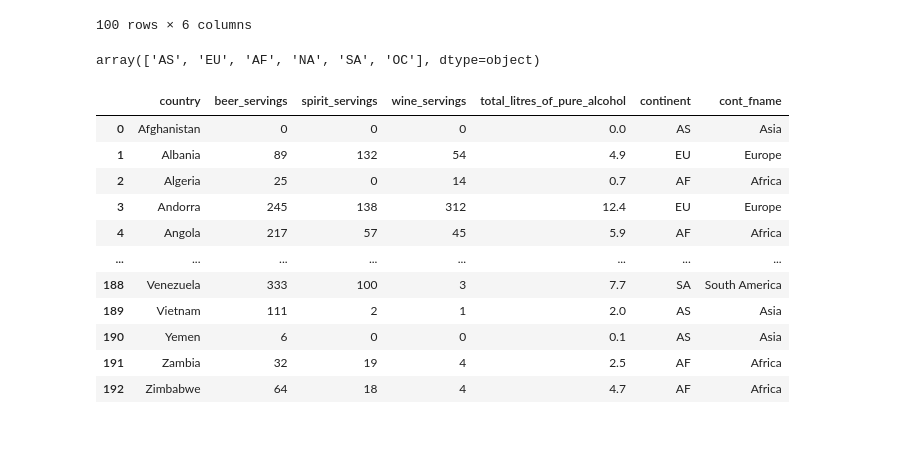
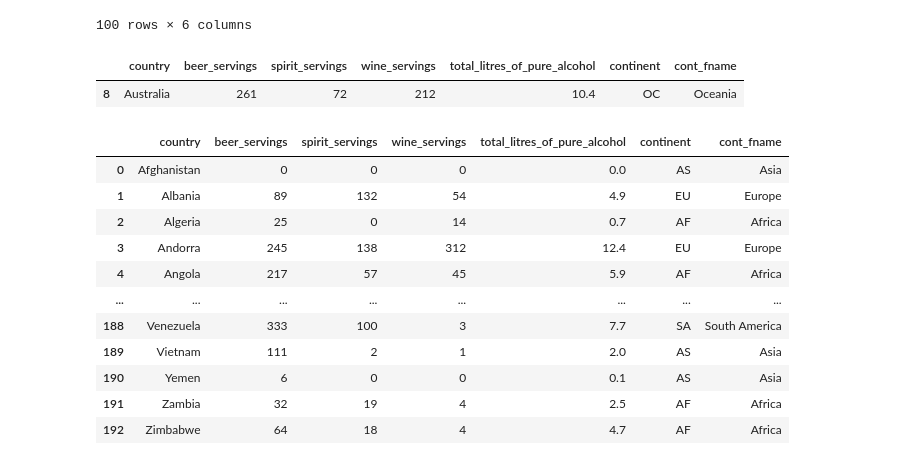
Before and after one commit to psgrewal42/304-titanic-dropdown, a Jupyter notebook: DrinksAnalysis.ipynb, the cells around one changed output. Drawn from its saved outputs; the diff is of its cells as text; code cells hidden in the pictures; blank space fills up the shorter version.

```diff
--- a/DrinksAnalysis.ipynb
+++ b/DrinksAnalysis.ipynb
@@ -21,8 +21,10 @@ df.head(100)
 100 rows × 6 columns
 # %%
 df['continent'].unique()
+df[df['country']=='Australia']
 # %% [output]
-array(['AS', 'EU', 'AF', 'NA', 'SA', 'OC'], dtype=object)
+|  | country | beer_servings | spirit_servings | wine_servings | total_litres_of_pure_alcohol | continent | cont_fname |
+| 8 | Australia | 261 | 72 | 212 | 10.4 | OC | Oceania |
 # %%
 df['cont_fname'] = df['continent'].map({'AS': 'Australia', 'EU': 'Europe', 'AF': 'Africa', 'NA': 'North America', 'SA': 'South America', 'AS': 'Asia', 'OC': 'Oceania'})
 # %%
```
Also changed, not shown: 1 other file.
